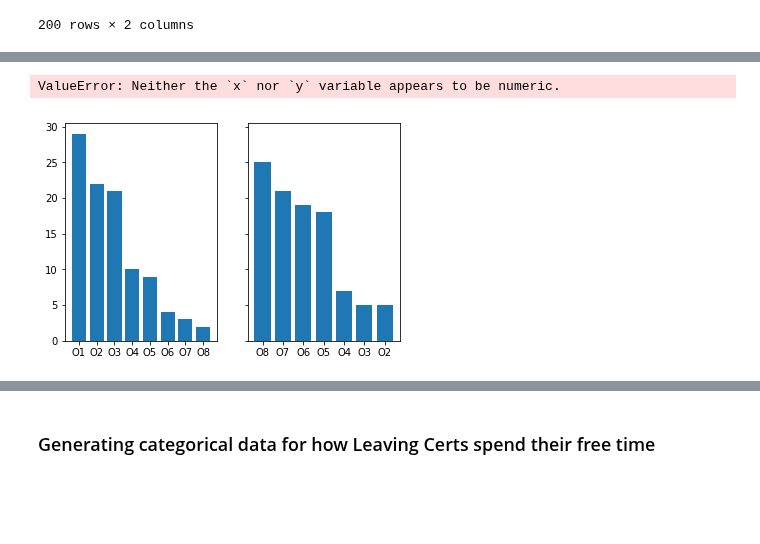
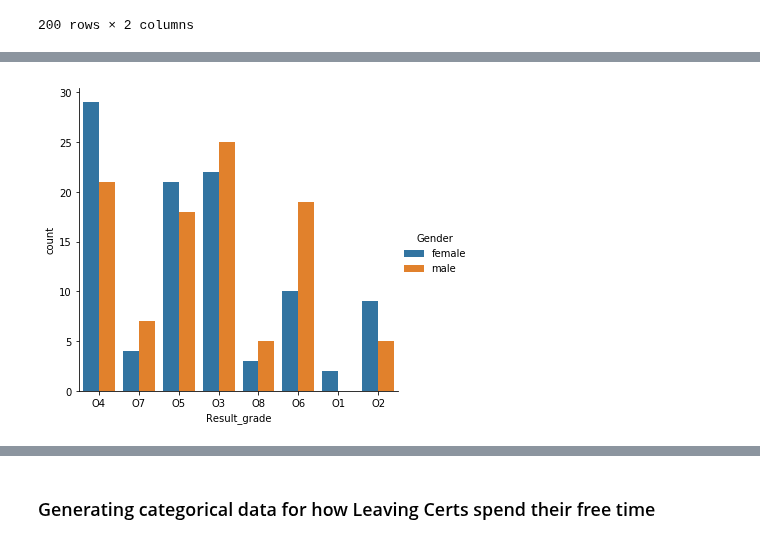
Before and after one commit to MarionMcG/python-fundamentals-project, a Jupyter notebook: exam-cohort.ipynb, the cells around one changed output, grey strips where cells are left out. Saved outputs shown, nothing was run; the diff lists cells and outputs as text; code cells hidden in the pictures; blank space fills up the shorter version.

Commit message:
Countplots comparing gender

```diff
--- a/exam-cohort.ipynb
+++ b/exam-cohort.ipynb
@@ -222,17 +235,5 @@ df
 # %%
-sns.catplot(x="Gender", y="Result_grade", kind="bar", data=df);
+sns.catplot(x="Result_grade", hue="Gender",
+                 data=df, kind="count", order = ['O1, O']);
 # %% [output]
-ValueError: Neither the `x` nor `y` variable appears to be numeric.
+[figure, added]
-# %%
-girls = df.loc[(df['Gender'] == 'female')]
-f, (ax1, ax2) = plt.subplots(1, 2, sharey = True)
-labels = girls['Result_grade'].astype('category').cat.categories.tolist()
-data = girls['Result_grade'].value_counts()
-ax1.bar(labels, data);
-
-grades = ['O8', 'O7', 'O6', 'O5', 'O4', 'O3', 'O2']
-boys = df.loc[(df['Gender'] == 'male')]
-data2 = boys['Result_grade'].value_counts()
-ax2.bar(grades, data2);
-# %% [output]
-[figure, removed]
```
Also changed, not shown: parts of 4 cells of this notebook.
